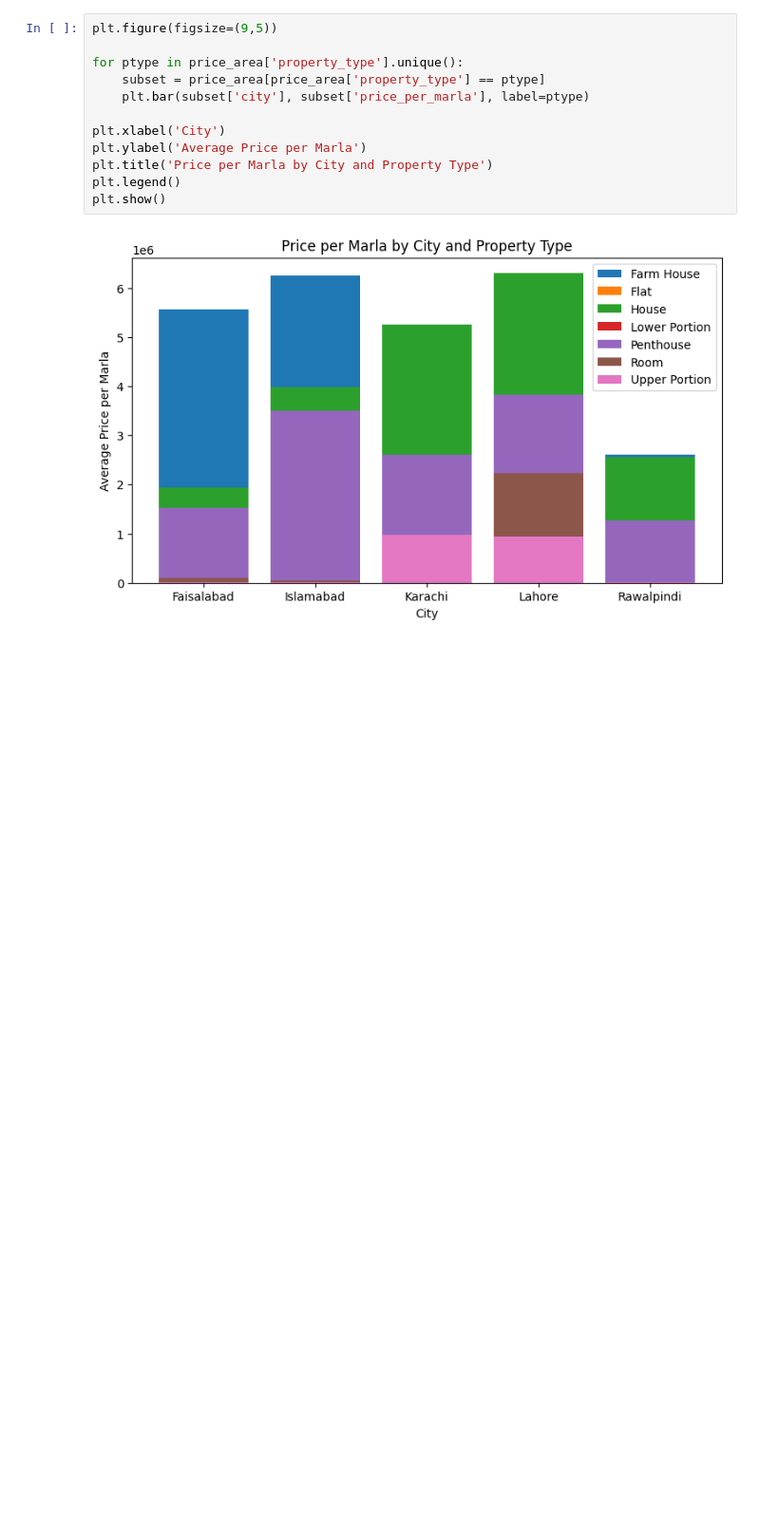
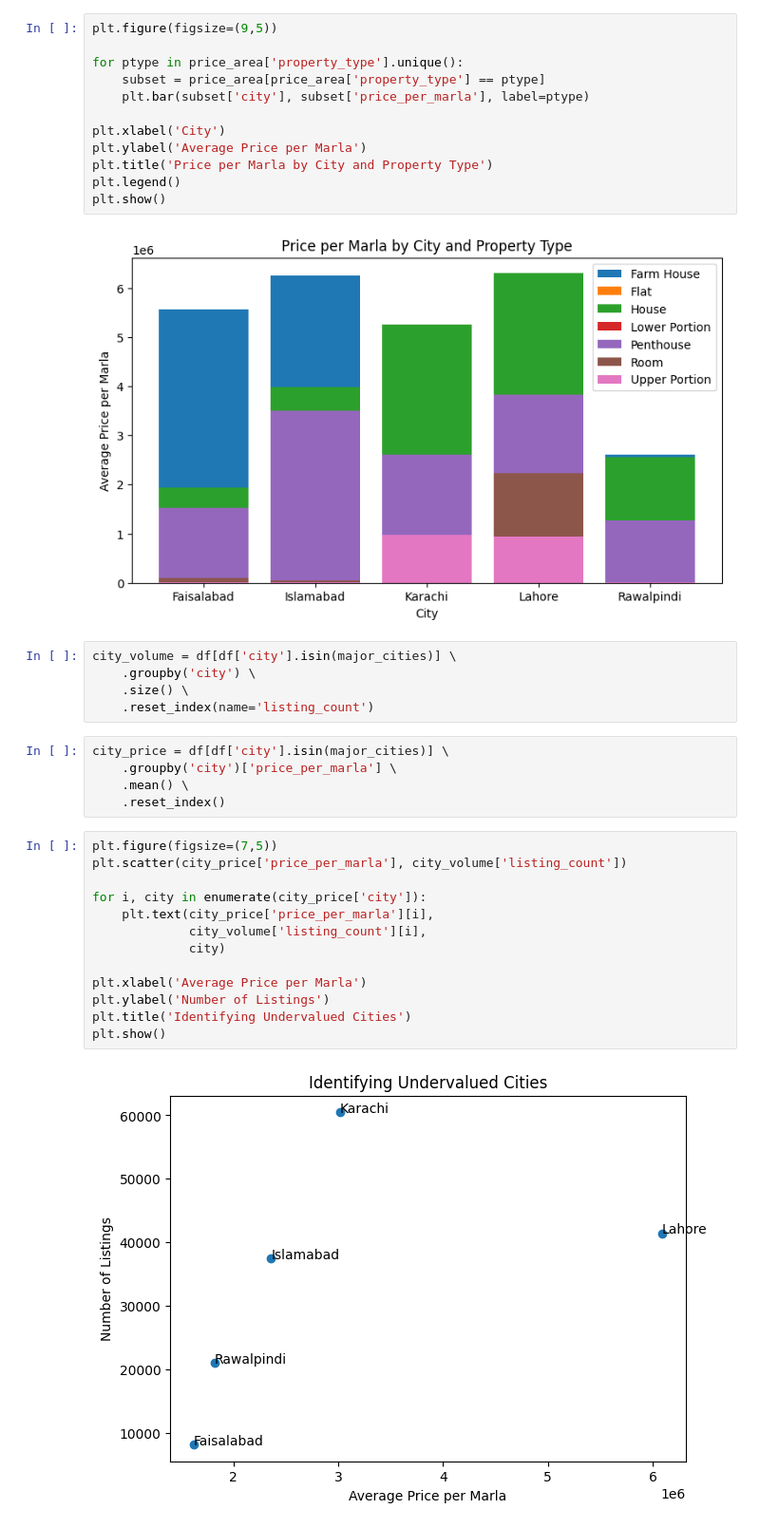
Before and after one commit to Abdul-Rafay-web/Data-Wrangling, a Jupyter notebook: Teknofest/main_competition.ipynb, the cells around one changed output. Shown at 95% size. Cells and saved outputs as stored; diff of their text form; blank space fills up the shorter version.

```diff
--- a/Teknofest/main_competition.ipynb
+++ b/Teknofest/main_competition.ipynb
@@ -263,3 +263,28 @@ plt.legend()
 plt.show()
 # %% [output]
 [figure]
+# %%
+city_volume = df[df['city'].isin(major_cities)] \
+    .groupby('city') \
+    .size() \
+    .reset_index(name='listing_count')
+# %%
+city_price = df[df['city'].isin(major_cities)] \
+    .groupby('city')['price_per_marla'] \
+    .mean() \
+    .reset_index()
+# %%
+plt.figure(figsize=(7,5))
+plt.scatter(city_price['price_per_marla'], city_volume['listing_count'])
+
+for i, city in enumerate(city_price['city']):
+    plt.text(city_price['price_per_marla'][i],
+             city_volume['listing_count'][i],
+             city)
+
+plt.xlabel('Average Price per Marla')
+plt.ylabel('Number of Listings')
+plt.title('Identifying Undervalued Cities')
+plt.show()
+# %% [output]
+[figure, added]
```
